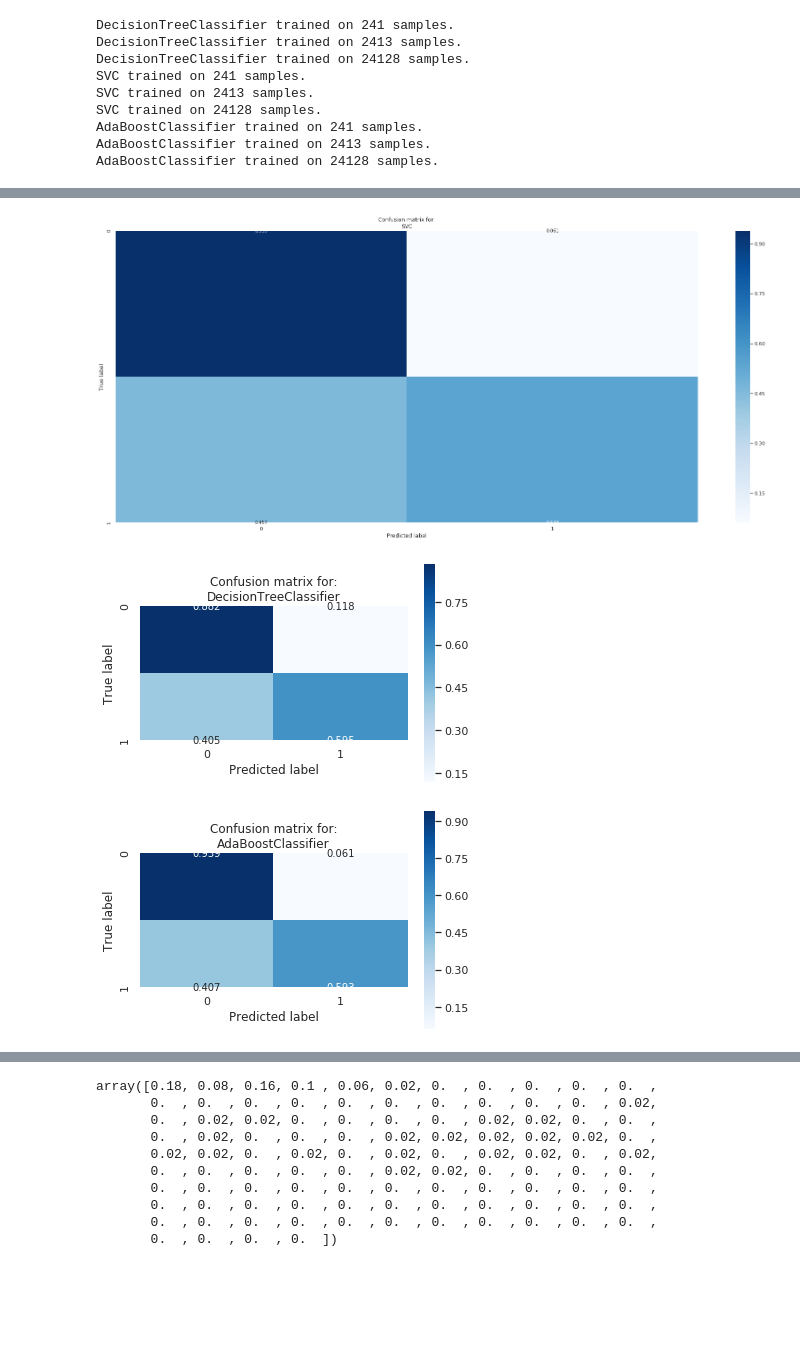
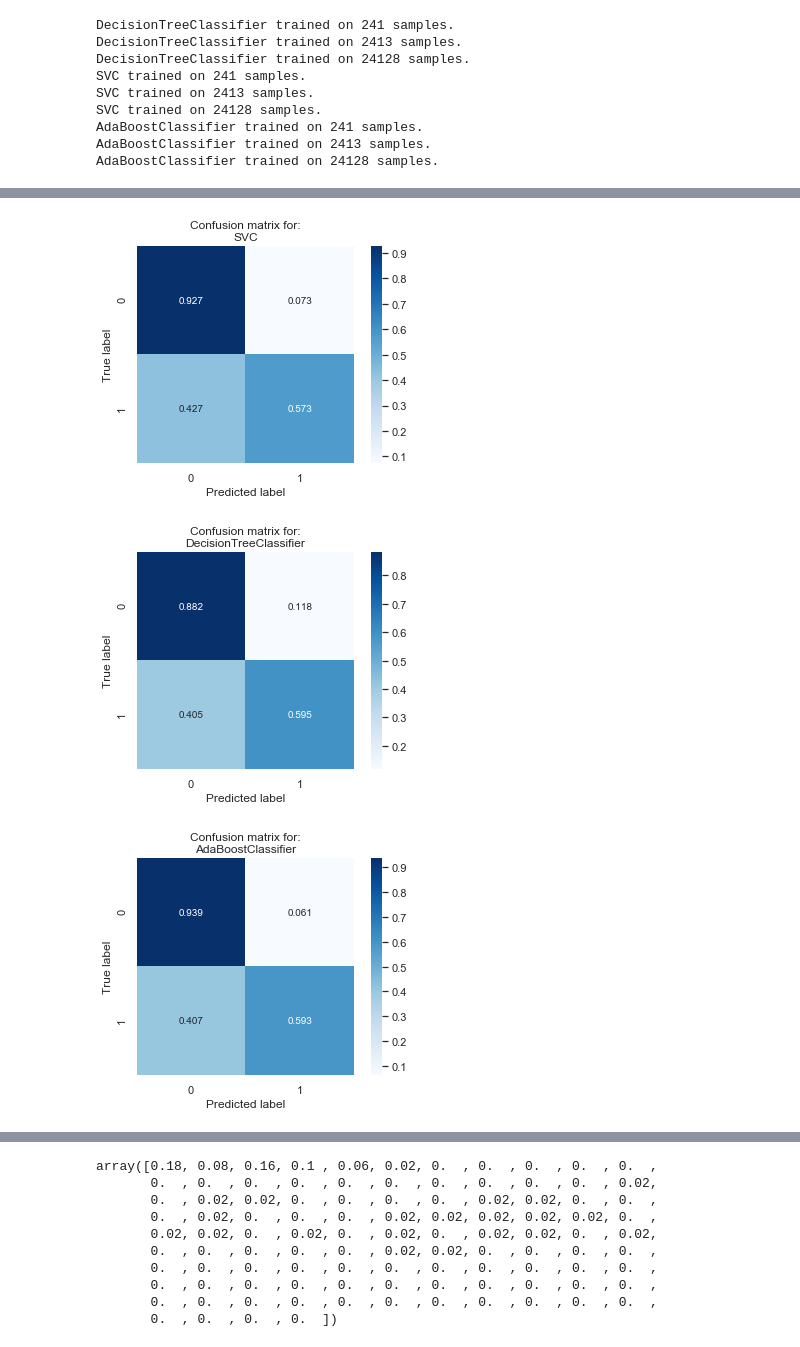
Before and after one commit to waldo102/Political-Donation-Classification, a Jupyter notebook: political_donation_classification.ipynb, the cells around one changed output, grey strips where cells are left out. Cells and saved outputs as stored; diff of their text form; code cells hidden in the pictures; blank space fills up the shorter version.

```diff
--- a/political_donation_classification.ipynb
+++ b/political_donation_classification.ipynb
@@ -460,23 +485,23 @@ AdaBoostClassifier
 # %%
 from sklearn.metrics import confusion_matrix
 
-plt.figure(figsize=(30,12))
+plt.figure()
 
 for i,model in enumerate([clf_A,clf_B,clf_C]):
     cm = confusion_matrix(y_test, model.predict(X_test))
     cm = cm.astype('float') / cm.sum(axis=1)[:, np.newaxis] # normalize the data
 
     # view with a heatmap
     plt.figure(i)
     sns.heatmap(cm, annot=True, annot_kws={"size":10},
             cmap='Blues', square=True, fmt='.3f')
     plt.ylabel('True label')
     plt.xlabel('Predicted label')
     plt.title('Confusion matrix for:\n{}'.format(model.__class__.__name__));
 # %% [output]
-[figure, old version]
+[figure, new version]
-[figure, old version]
+[figure, new version]
-[figure, old version]
+[figure, new version]
 # %% [markdown]
 # Results Analysis
 - AdaBoost is the most appropriate for our task.
```
Also changed, not shown: parts of 8 cells of this notebook.
